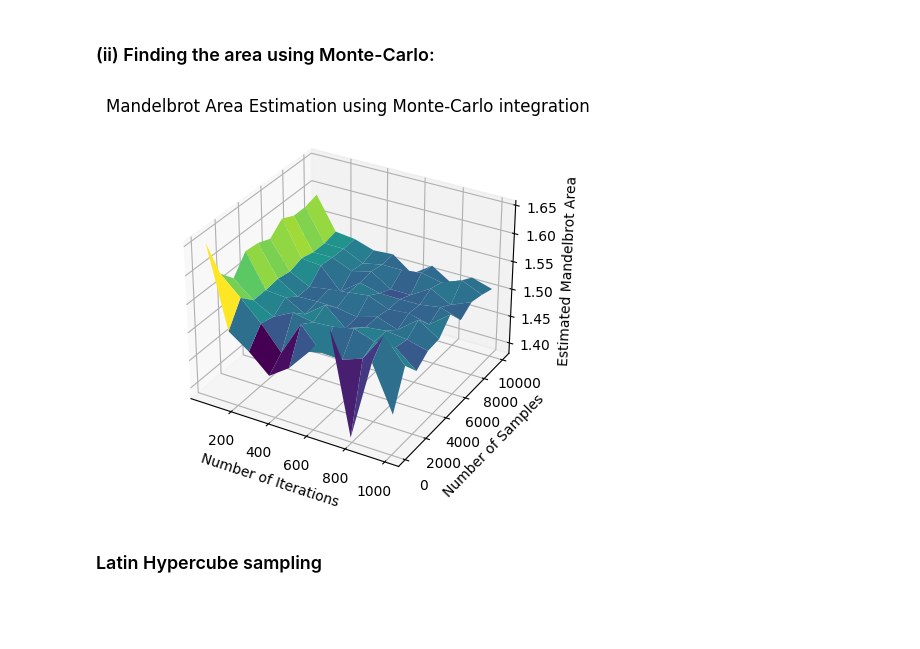
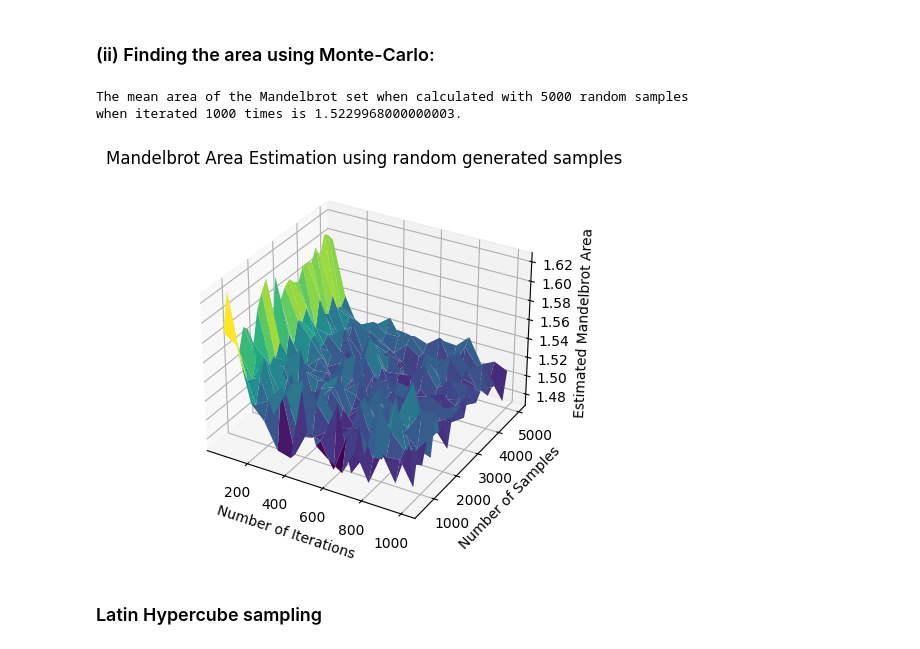
Before and after one commit to LodeVermeulen/stochastic-simulation, a Jupyter notebook: Homework 1/homework1.ipynb, the cells around one changed output. Cells and saved outputs as stored; diff of their text form; code cells hidden in the pictures; blank space fills up the shorter version.

```diff
--- a/Homework 1/homework1.ipynb
+++ b/Homework 1/homework1.ipynb
@@ -22,14 +22,14 @@ STANDARD_REAL_MAX = 1
 STANDARD_IMAGINARY_MIN = -1.5
 STANDARD_IMAGINARY_MAX = 1.5
 # Default ranges of samples and iterations we will perform simulations for
-STANDARD_NUM_SAMPLES_MIN = 100
-STANDARD_NUM_SAMPLES_MAX = 10000
-STANDARD_NUM_SAMPLES_STEPS = 50
+STANDARD_NUM_SAMPLES_MIN = 500
+STANDARD_NUM_SAMPLES_MAX = 5000
+STANDARD_NUM_SAMPLES_STEPS = 25
 STANDARD_NUM_ITERATIONS_MIN = 50
 STANDARD_NUM_ITERATIONS_MAX = 1000
-STANDARD_NUM_ITERATIONS_STEPS = 50
+STANDARD_NUM_ITERATIONS_STEPS = 15
 # The amount of runs we execute for all simulations to calculate the variance
-RUNS = 100
+STANDARD_NUM_RUNS = 25
 # The default number of iterations after which a point is regarded to be in the Mandelbrot set
 STANDARD_MAX_ITERATIONS = 1000
 # %%
@@ -205,13 +222,13 @@ def mandelbrot_area(
 
     return mandelbrot_area
 # %%
-def mandelbrot_area_MC_sampling(
+def mandelbrot_area_RS(
     complex_range: ComplexRange,
     num_samples: np.ndarray[int],
     num_iterations: np.ndarray[int],
-    runs: int = RUNS,
+    runs: int = STANDARD_NUM_RUNS,
 ) -> np.ndarray[float]:
-    """Calculates the area of the Mandelbrot set using Monte Carlo integration.
+    """Calculates the area of the Mandelbrot set using Monte Carlo integration and random sampling.
 
     Args:
         complex_range: The range of complex numbers where samples will be drawn from.
@@ -222,11 +239,12 @@ def mandelbrot_area_MC_sampling(
     Returns:
         A 3D array of area calculations with iterations, samples and runs as indices.
     """
-    areas = np.zeros((len(num_iterations), len(num_samples), runs))
+    areas = np.zeros((len(num_samples), len(num_iterations), runs))
 
     for sample_idx, num_sample in enumerate(tqdm.tqdm(num_samples, desc="Sample Range Progress")):
         for it_idx, num_iteration in enumerate(num_iterations):
             for run in range(runs):
+                # Generate random samples
                 real_parts = np.random.uniform(
                     complex_range.real_min, complex_range.real_max, num_sample
                 )
@@ -244,54 +262,58 @@ def mandelbrot_area_MC_sampling(
     return areas
 
 
-samples_range_mc = np.linspace(
+samples_range_rs = np.linspace(
     STANDARD_NUM_SAMPLES_MIN, STANDARD_NUM_SAMPLES_MAX, num=STANDARD_NUM_SAMPLES_STEPS, dtype=int
 )
-iterations_range_mc = np.linspace(
+iterations_range_rs = np.linspace(
     STANDARD_NUM_ITERATIONS_MIN,
     STANDARD_NUM_ITERATIONS_MAX,
     num=STANDARD_NUM_ITERATIONS_STEPS,
     dtype=int,
 )
 
-areas_mc = mandelbrot_area_MC_sampling(
-    ComplexRange(), samples_range_mc, iterations_range_mc, runs=25
-)
+areas_rs = mandelbrot_area_RS(ComplexRange(), samples_range_rs, iterations_range_rs)
 # %%
 def plot_area_3d(
     areas: np.ndarray[float],
     samples_range: np.ndarray[int],
     iterations_range: np.ndarray[int],
     plot_title: str,
 ):
     """Plot the calculated areas of the Mandelbrot set as a function of amount of samples and iterations.
 
     Args:
         areas: The 3D array containing all the areas indexed by the samples and iterations.
         samples_range: The range of samples used to perform the calculations.
         iterations_range: The range of iterations used to perform the calculations.
         plot_title: Title of the plot that will be generated.
     """
     X, Y = np.meshgrid(iterations_range, samples_range)
     # Take the average over all the runs
     Z = np.mean(areas, axis=2)
 
     fig = plt.figure()
     ax = fig.add_subplot(111, projection="3d")
     ax.plot_surface(X, Y, Z, cmap="viridis")
 
     ax.set_xlabel("Number of Iterations")
     ax.set_ylabel("Number of Samples")
     ax.set_zlabel("Estimated Mandelbrot Area")
 
     plt.title(plot_title)
     plt.show()
 
+print(
+    f"The mean area of the Mandelbrot set when calculated with {samples_range_rs[-1]} random samples\n"
+    f"when iterated {iterations_range_rs[-1]} times is {np.mean(areas_rs[-1])}."
+)
 
-plot_title_mc = "Mandelbrot Area Estimation using Monte-Carlo integration"
-plot_area_3d(areas_mc, samples_range_mc, iterations_range_mc, plot_title_mc)
+plot_title_rs = "Mandelbrot Area Estimation using random generated samples"
+plot_area_3d(areas_rs, samples_range_rs, iterations_range_rs, plot_title_rs)
 # %% [output]
+The mean area of the Mandelbrot set when calculated with 5000 random samples
+when iterated 1000 times is 1.5229968000000003.
-[figure, old version]
+[figure, new version]
 # %% [markdown]
 ### Latin Hypercube sampling
 # %%
```
Also changed, not shown: parts of 30 cells of this notebook.
